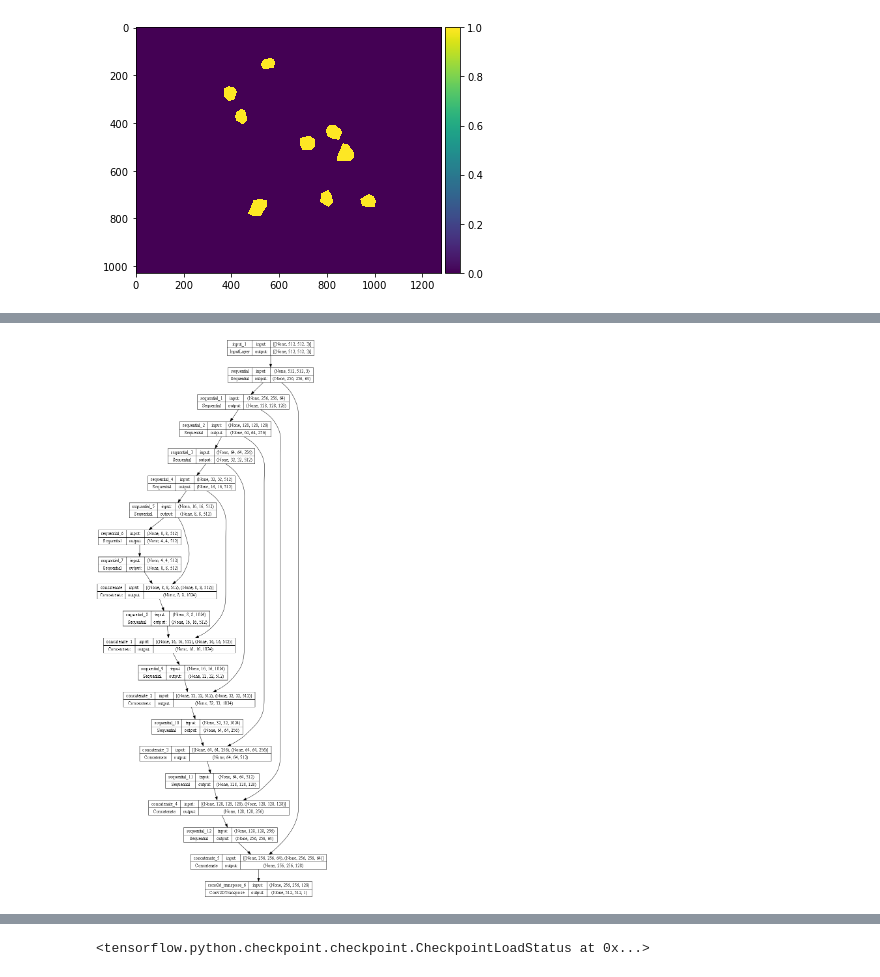
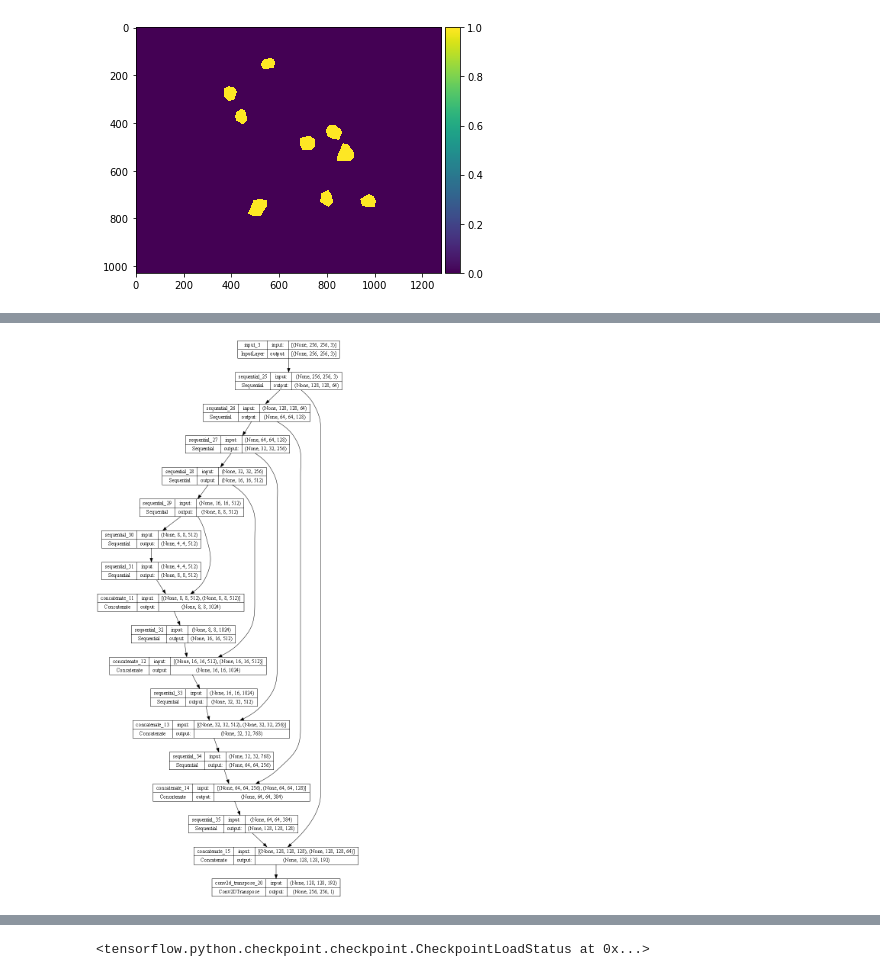
Before and after one commit to KlassenFedor/tsu_ai_g3_m2, a Jupyter notebook: custom-nn-full.ipynb, the cells around one changed output, grey strips where cells are left out. Drawn from its saved outputs; the diff is of its cells as text; code cells hidden in the pictures.

```diff
--- a/custom-nn-full.ipynb
+++ b/custom-nn-full.ipynb
@@ -57,7 +57,7 @@ CLASSES = 1
 
 COLORS = ['orange']
 
-SAMPLE_SIZE = (512, 512)
+SAMPLE_SIZE = (256, 256)
 
 OUTPUT_SIZE = (1280, 1028)
 # %%
@@ -204,8 +191,7 @@ downsample_stack = [
     downsample_block(256, 4),
     downsample_block(512, 4),
     downsample_block(512, 4),
-    downsample_block(512, 4),
-    downsample_block(512, 4),
+    downsample_block(512, 4)
 ]
 
 upsample_stack = [
@@ -213,34 +199,34 @@ upsample_stack = [
     upsample_block(512, 4, dropout=True),
     upsample_block(512, 4, dropout=True),
     upsample_block(256, 4),
     upsample_block(128, 4),
     upsample_block(64, 4)
 ]
 
 out_layer = output_layer(4)
 
 # Реализуем skip connections
 x = inp_layer
 
 downsample_skips = []
 
 for block in downsample_stack:
     x = block(x)
     downsample_skips.append(x)
 
 downsample_skips = reversed(downsample_skips[:-1])
 
 for up_block, down_block in zip(upsample_stack, downsample_skips):
     x = up_block(x)
     x = tf.keras.layers.Concatenate()([x, down_block])
 
 out_layer = out_layer(x)
 
 unet_like = tf.keras.Model(inputs=inp_layer, outputs=out_layer)
 
 tf.keras.utils.plot_model(unet_like, show_shapes=True, dpi=72)
 # %% [output]
-[figure, old version]
+[figure, new version]
 # %%
 def dice_mc_metric(a, b):
     a = tf.unstack(a, axis=3)
```
Also changed, not shown: parts of 10 cells of this notebook, 4 other files.
